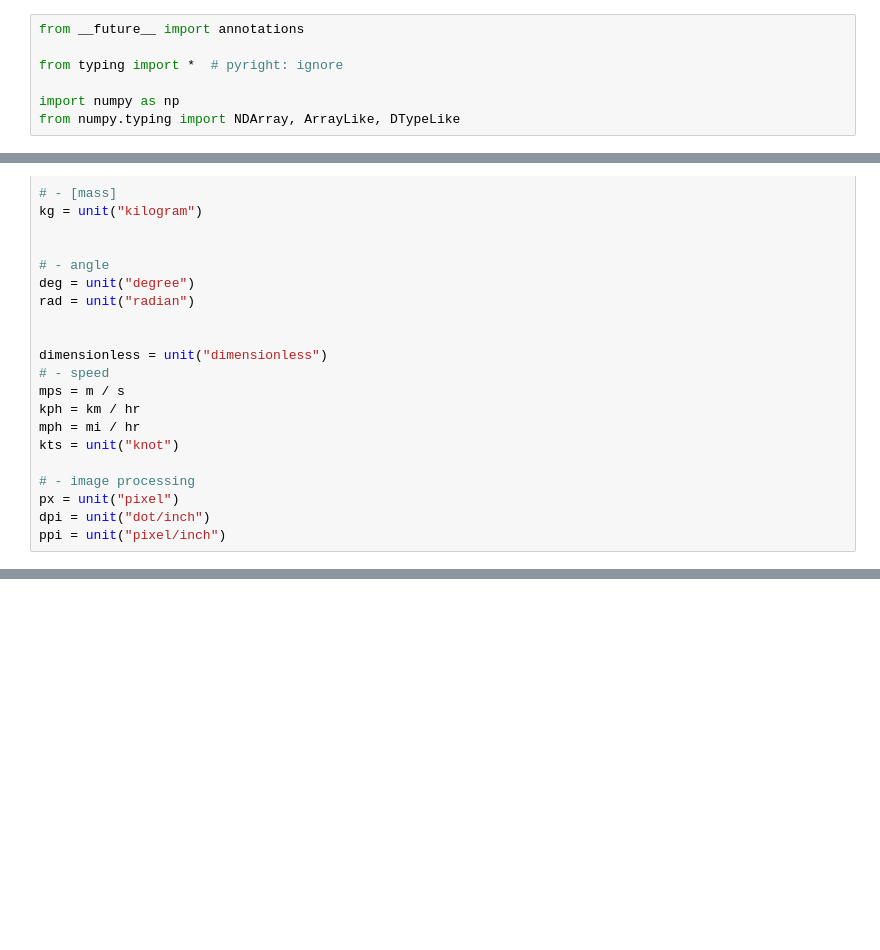
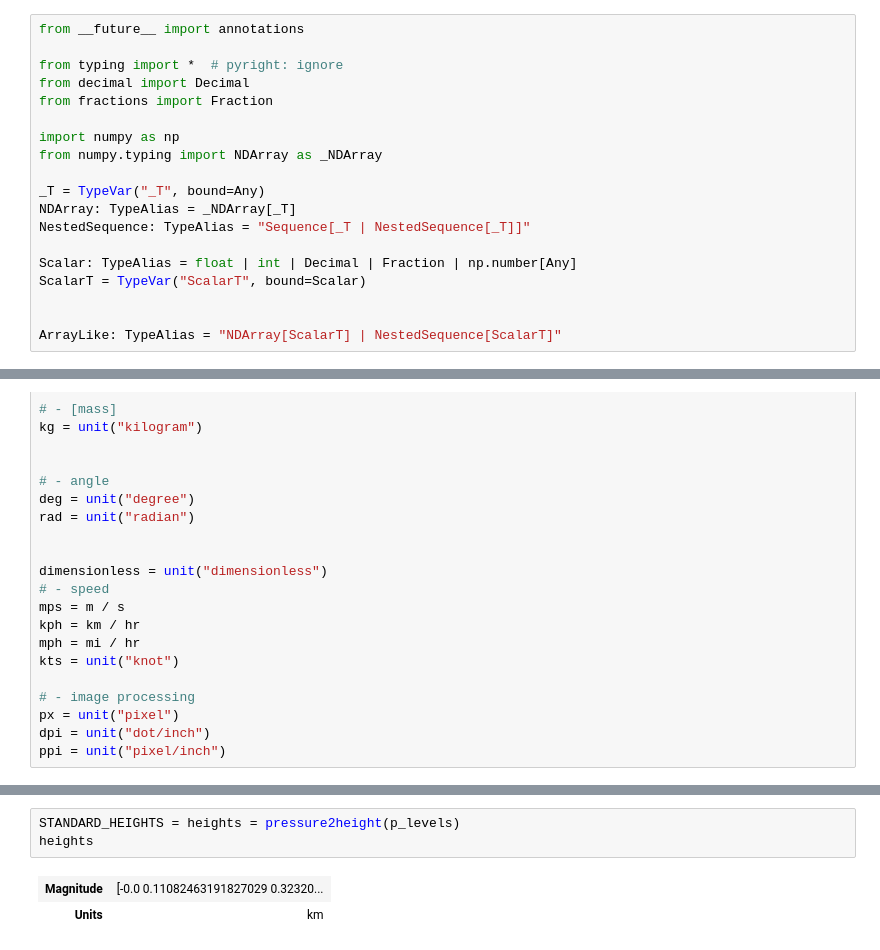
Before and after one commit to leaver2000/mesoformer, a Jupyter notebook: quantity.ipynb, the cells around one changed output, grey strips where cells are left out. Drawn from its saved outputs; the diff is of its cells as text; blank space fills up the shorter version.

```diff
--- a/quantity.ipynb
+++ b/quantity.ipynb
@@ -6,9 +6,21 @@
 from __future__ import annotations
 
 from typing import *  # pyright: ignore
+from decimal import Decimal
+from fractions import Fraction
 
 import numpy as np
-from numpy.typing import NDArray, ArrayLike, DTypeLike
+from numpy.typing import NDArray as _NDArray
+
+_T = TypeVar("_T", bound=Any)
+NDArray: TypeAlias = _NDArray[_T]
+NestedSequence: TypeAlias = "Sequence[_T | NestedSequence[_T]]"
+
+Scalar: TypeAlias = float | int | Decimal | Fraction | np.number[Any]
+ScalarT = TypeVar("ScalarT", bound=Scalar)
+
+
+ArrayLike: TypeAlias = "NDArray[ScalarT] | NestedSequence[ScalarT]"
 # %%
 import metpy.units
 import metpy.calc
@@ -177,0 +227,6 @@ assert np.all(
+# %%
+STANDARD_HEIGHTS = heights = pressure2height(p_levels)
+heights
+# %% [output]
+| Magnitude | [-0.0 0.11082463191827029 0.32320... |
+| Units | km |
```
Also changed, not shown: parts of 11 cells of this notebook, 5 other files.
